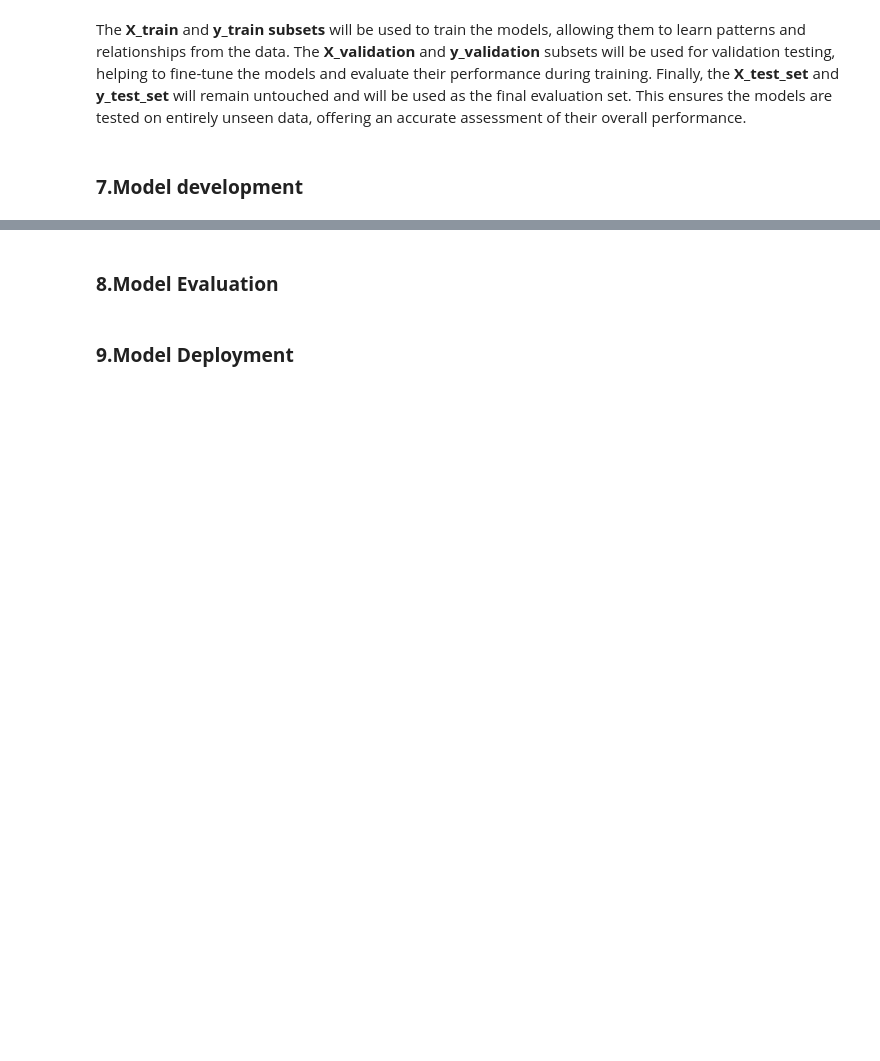
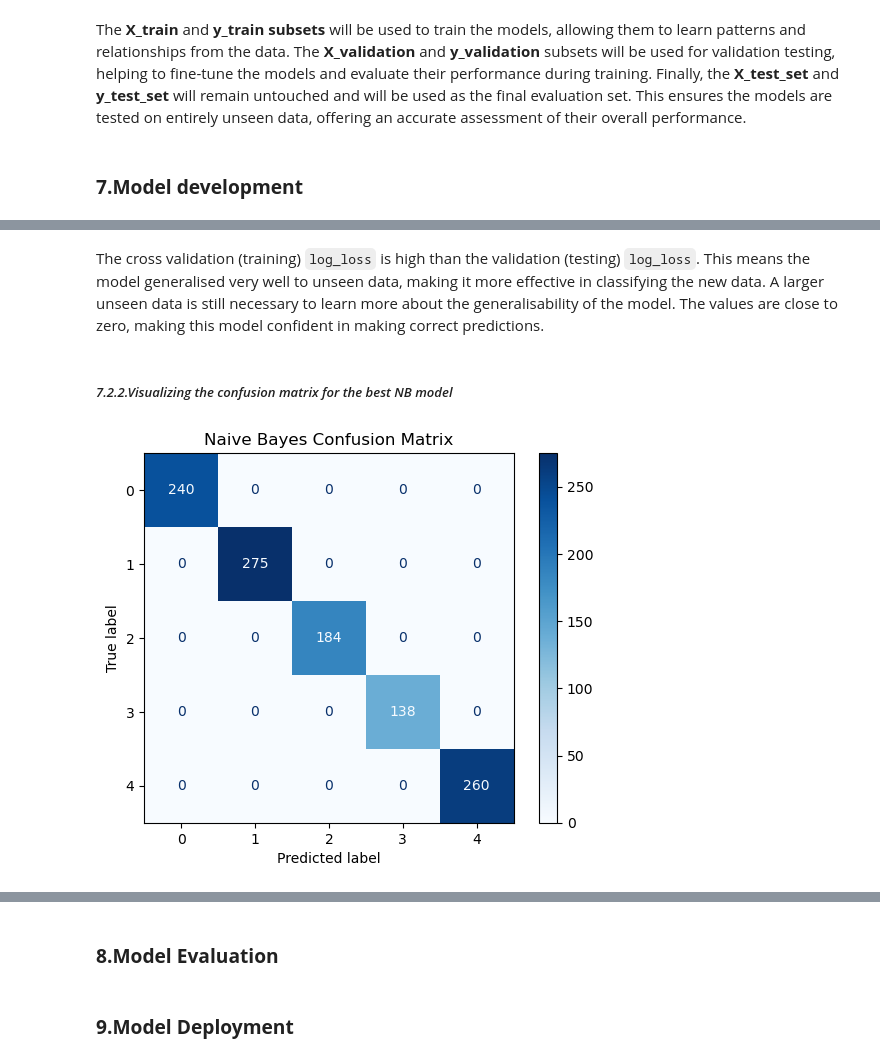
Before and after one commit to lamelkekana/Team3_ClassificationProject, a Jupyter notebook: News_articles.ipynb, the cells around one changed output, grey strips where cells are left out. Cells and saved outputs as stored; diff of their text form; code cells hidden in the pictures; blank space fills up the shorter version.

```diff
--- a/News_articles.ipynb
+++ b/News_articles.ipynb
@@ -866,0 +1147,4 @@ The __X_train__ and __y_train subsets__ will be used to train the models, allowi
+# %%
+nb_experiment_name = 'Naive Bayes Model'
+#experiment_id = mlflow.create_experiment(nb_experiment_name)
+mlflow.set_experiment(nb_experiment_name)
@@ -866,0 +1274,2 @@ The __X_train__ and __y_train subsets__ will be used to train the models, allowi
+# %%
+best_nb_model, nb_conf_matrix, nb_class_report = develop_nb(X_train, X_validation, y_train, y_validation)
@@ -866,0 +1301,22 @@ The __X_train__ and __y_train subsets__ will be used to train the models, allowi
+# %% [markdown]
+The cross validation (training) `log_loss` is high than the validation (testing) `log_loss`. This means the model generalised very well to unseen data, making it more effective in classifying the new data. A larger unseen data is still necessary to learn more about the generalisability of the model. The values are close to zero, making this model confident in making correct predictions.
+# %% [markdown]
+##### *7.2.2.Visualizing the confusion matrix for the best NB model*
+# %%
+def nb_conf_matrix_vis(conf_matrix):
+    """
+    Plots the confusion matrix of a Naive Bayes model with 5 classes.
+
+    Parameters:
+    - confusion matrix
+    """
+
+    disp = ConfusionMatrixDisplay(confusion_matrix=conf_matrix, display_labels=np.arange(5))
+    disp.plot(cmap="Blues", values_format="d")  # 'd' for integer values
+
+    plt.title("Naive Bayes Confusion Matrix")
+    plt.show()
+
+nb_conf_matrix_vis(nb_conf_matrix)
+# %% [output]
+[figure, added]
```
Also changed, not shown: parts of 49 cells of this notebook, 2 other files.
